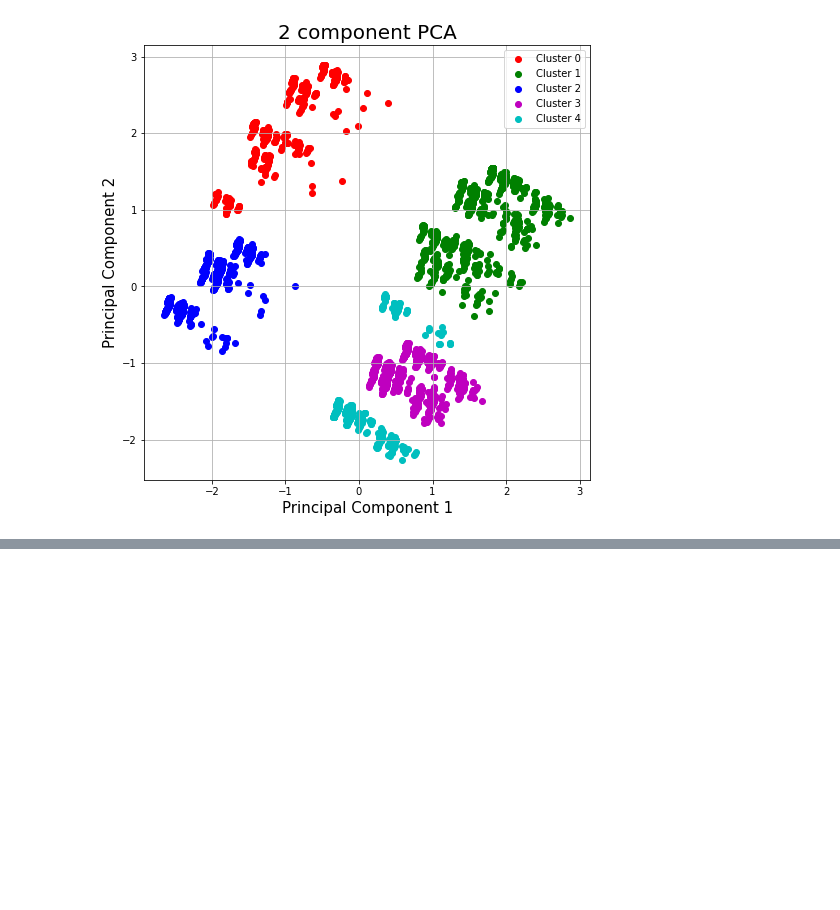
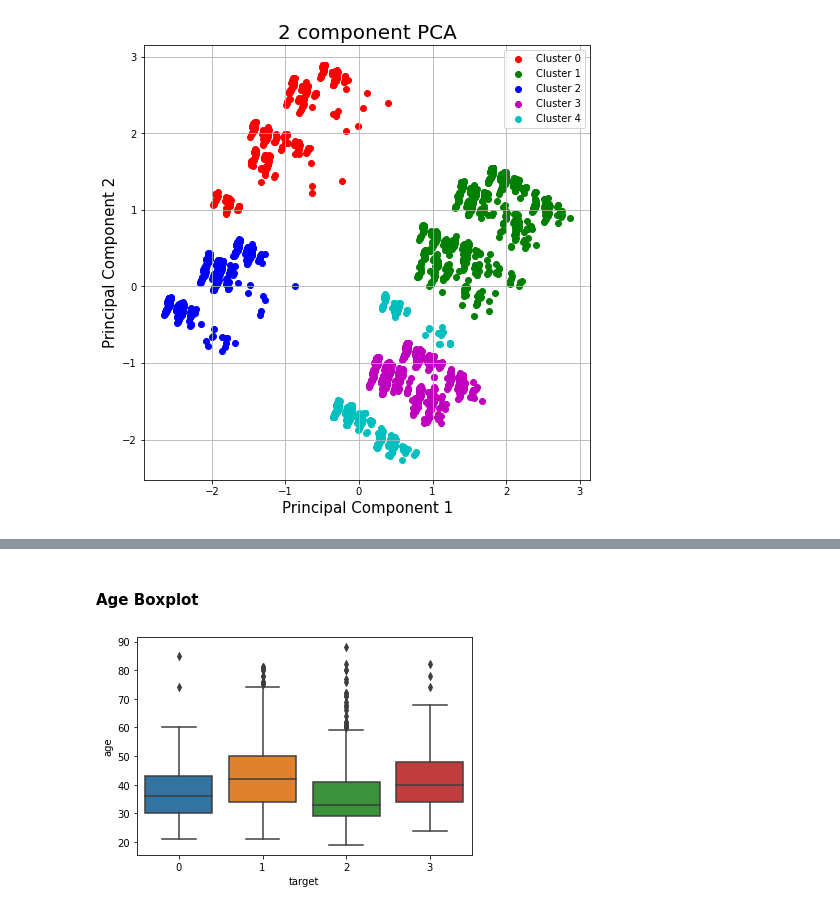
Before and after one commit to julianealves/ML-class, a Jupyter notebook: T2/KMeans.ipynb, the cells around one changed output, grey strips where cells are left out. Cells and saved outputs as stored; diff of their text form; code cells hidden in the pictures; blank space fills up the shorter version.

```diff
--- a/T2/KMeans.ipynb
+++ b/T2/KMeans.ipynb
@@ -169,0 +242,6 @@ plt.show()
+# %% [markdown]
+#### Age Boxplot
+# %%
+ax = sns.boxplot(x="target", y="age", data=df_)
+# %% [output]
+[figure, added]
```
Also changed, not shown: parts of 43 cells of this notebook.
